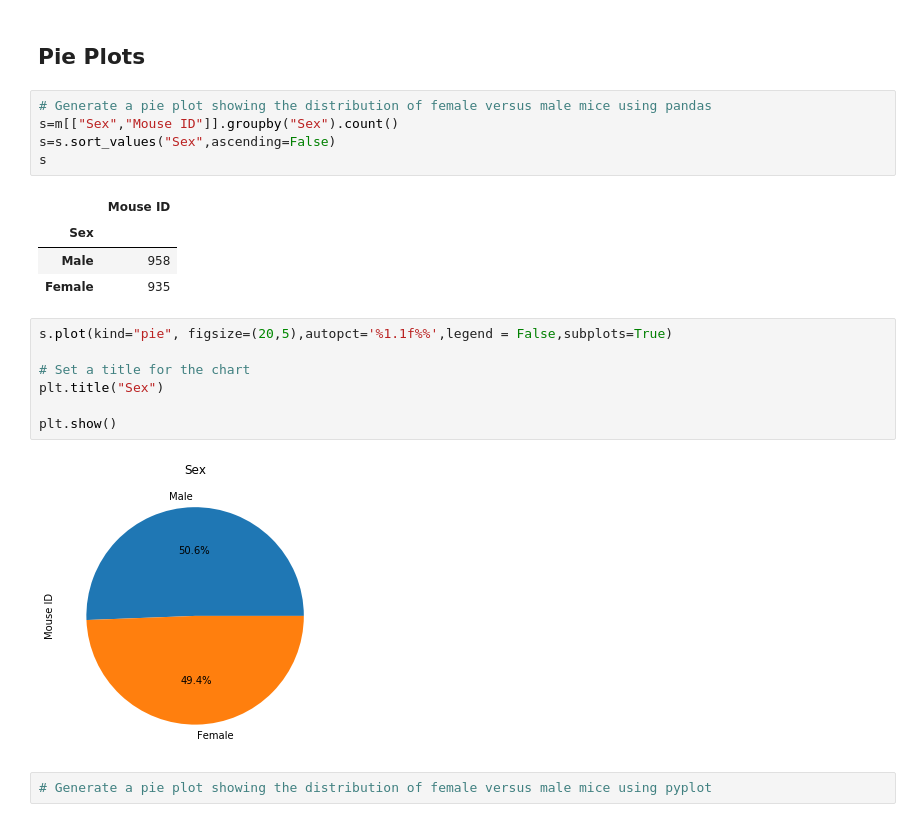
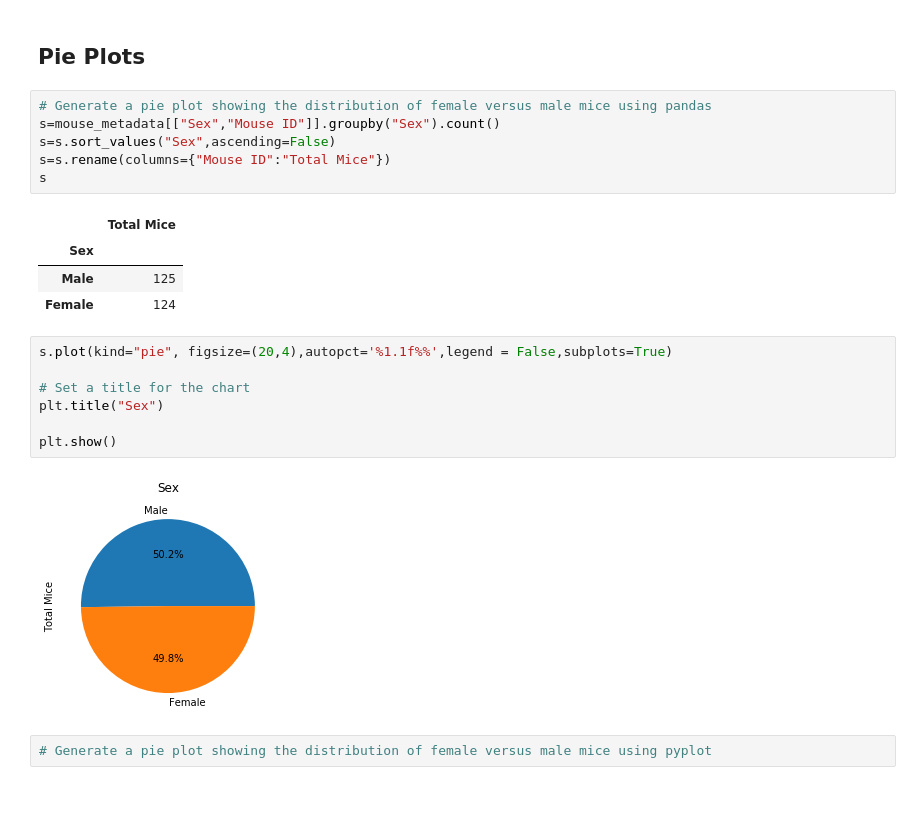
Before and after one commit to hungnw/matplotlib-challenge, a Jupyter notebook: Pymaceuticals/Main_Pymaceuticals.ipynb, the cells around one changed output. Drawn from its saved outputs; the diff is of its cells as text; blank space fills up the shorter version.

```diff
--- a/Pymaceuticals/Main_Pymaceuticals.ipynb
+++ b/Pymaceuticals/Main_Pymaceuticals.ipynb
@@ -149,23 +157,24 @@ plt.show()
 ## Pie Plots
 # %%
 # Generate a pie plot showing the distribution of female versus male mice using pandas
-s=m[["Sex","Mouse ID"]].groupby("Sex").count()
+s=mouse_metadata[["Sex","Mouse ID"]].groupby("Sex").count()
 s=s.sort_values("Sex",ascending=False)
+s=s.rename(columns={"Mouse ID":"Total Mice"})
 s
 # %% [output]
-|  | Mouse ID |
+|  | Total Mice |
 | Sex |  |
-| Male | 958 |
-| Female | 935 |
+| Male | 125 |
+| Female | 124 |
 # %%
-s.plot(kind="pie", figsize=(20,5),autopct='%1.1f%%',legend = False,subplots=True)
+s.plot(kind="pie", figsize=(20,4),autopct='%1.1f%%',legend = False,subplots=True)
 
 # Set a title for the chart
 plt.title("Sex")
 
 plt.show()
 # %% [output]
-[figure, old version]
+[figure, new version]
 # %%
 # Generate a pie plot showing the distribution of female versus male mice using pyplot
 # %%
```
Also changed, not shown: parts of 15 cells of this notebook.
